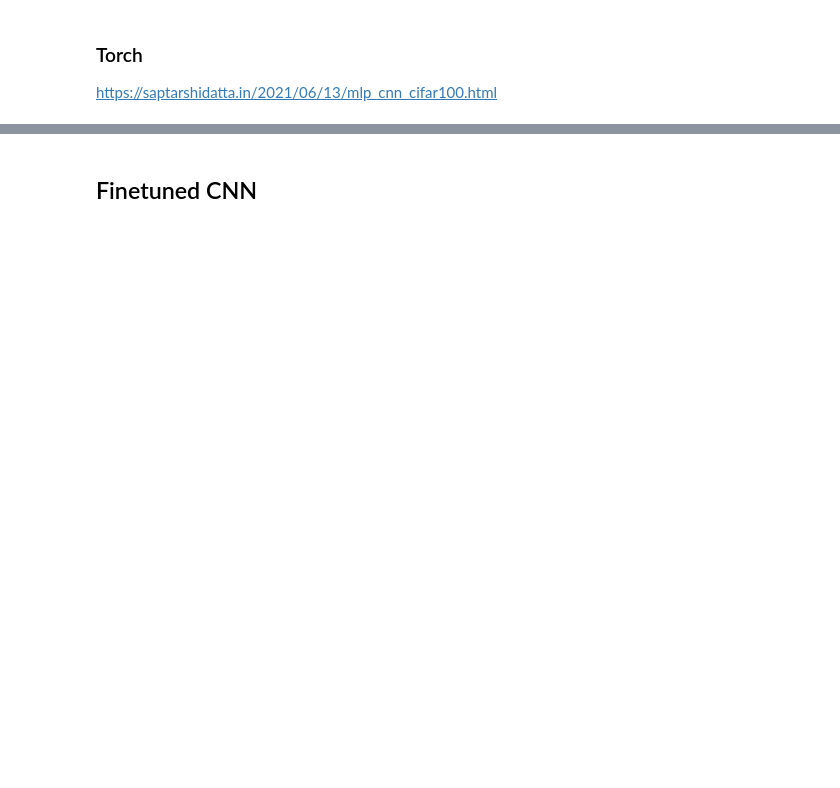
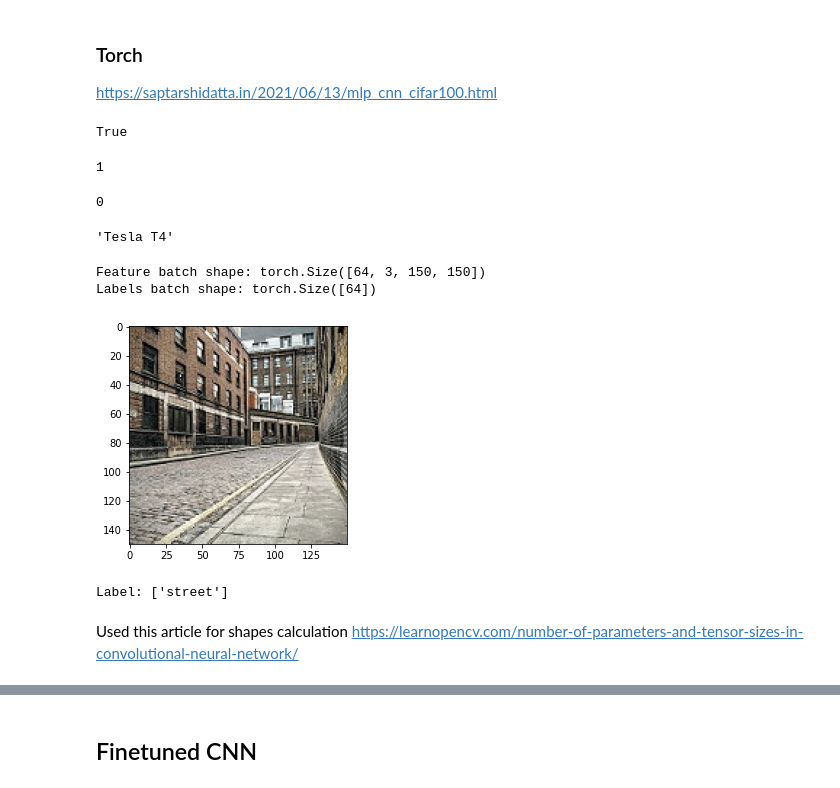
Before and after one commit to OlegBEZb/CV_advanced_course, a Jupyter notebook: HW_2_image_classification/Image_classification.ipynb, the cells around one changed output, grey strips where cells are left out. Saved outputs shown, nothing was run; the diff lists cells and outputs as text; code cells hidden in the pictures; blank space fills up the shorter version.

```diff
--- a/HW_2_image_classification/Image_classification.ipynb
+++ b/HW_2_image_classification/Image_classification.ipynb
@@ -446,3 +460,19 @@ import torch.nn.functional as F
 
 import torchvision
 import torchvision.transforms as transforms
+# %%
+torch.cuda.is_available()
+# %% [output]
+True
+# %%
+torch.cuda.device_count()
+# %% [output]
+1
+# %%
+torch.cuda.current_device()
+# %% [output]
+0
+# %%
+torch.cuda.get_device_name(0)
+# %% [output]
+'Tesla T4'
@@ -449,2 +533,25 @@ import torchvision.transforms as transforms
+# %%
+from torch.utils.data import DataLoader
+
+train_dataloader = DataLoader(train_dataset, batch_size=64, shuffle=True)
+test_dataloader = DataLoader(test_dataset, batch_size=64, shuffle=True)
+
+# Display image and label.
+train_features, train_labels = next(iter(train_dataloader))
+print(f"Feature batch shape: {train_features.size()}")
+print(f"Labels batch shape: {train_labels.size()}")
+img = train_features[0].squeeze()
+label = train_dataset.target_transform.inverse_transform([train_labels[0]])
+plt.imshow(img.permute(1, 2, 0), cmap="gray")
+plt.show()
+print(f"Label: {label}")
+# %% [output]
+Feature batch shape: torch.Size([64, 3, 150, 150])
+Labels batch shape: torch.Size([64])
+[figure, added]
+Label: ['street']
+# %% [markdown]
+Used this article for shapes calculation
+https://learnopencv.com/number-of-parameters-and-tensor-sizes-in-convolutional-neural-network/
 # %%
 class CNN_network(nn.Module):
```
Also changed, not shown: parts of 16 cells of this notebook.
